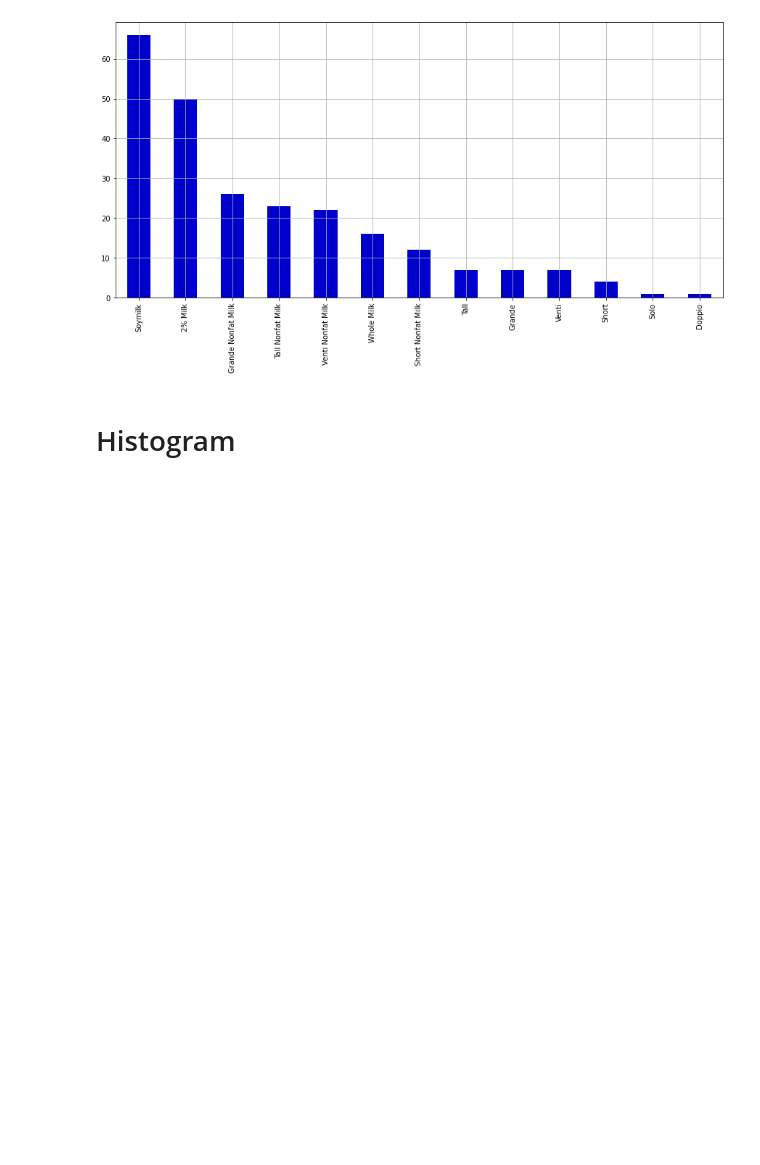
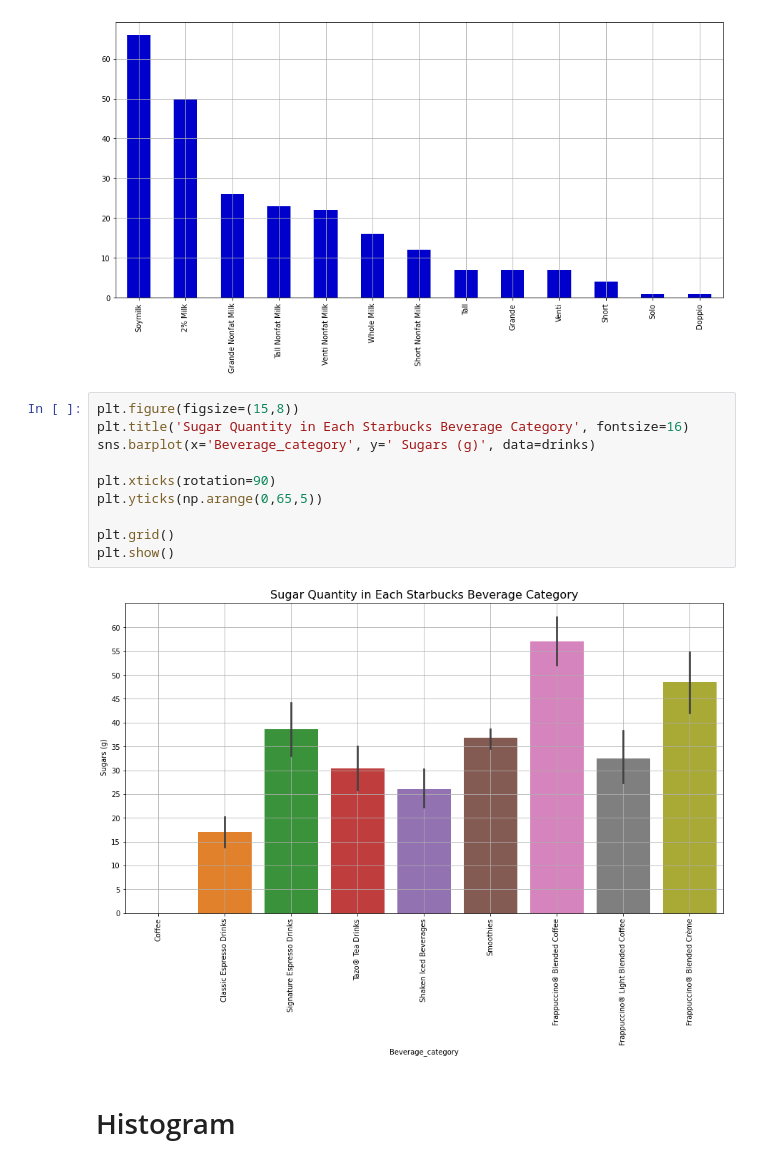
Before and after one commit to SamaSamrin/Python-Data-Visualization-Guide, a Jupyter notebook: DV_Practice.ipynb, the cells around one changed output. Cells and saved outputs as stored; diff of their text form; blank space fills up the shorter version.

Commit message:
Added a better way to visualize sugar quantity in each beverage category with Seaborn Bar Plot

```diff
--- a/DV_Practice.ipynb
+++ b/DV_Practice.ipynb
@@ -198,6 +198,18 @@ plt.grid()
 plt.show()
 # %% [output]
 [figure]
+# %%
+plt.figure(figsize=(15,8))
+plt.title('Sugar Quantity in Each Starbucks Beverage Category', fontsize=16)
+sns.barplot(x='Beverage_category', y=' Sugars (g)', data=drinks)
+
+plt.xticks(rotation=90)
+plt.yticks(np.arange(0,65,5))
+
+plt.grid()
+plt.show()
+# %% [output]
+[figure, added]
 # %% [markdown]
 # Histogram
 # %%
```
